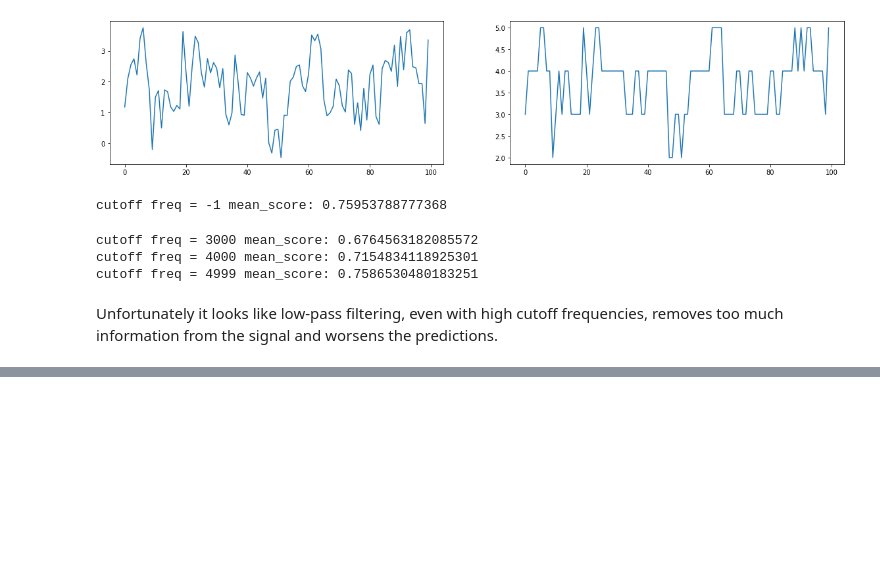
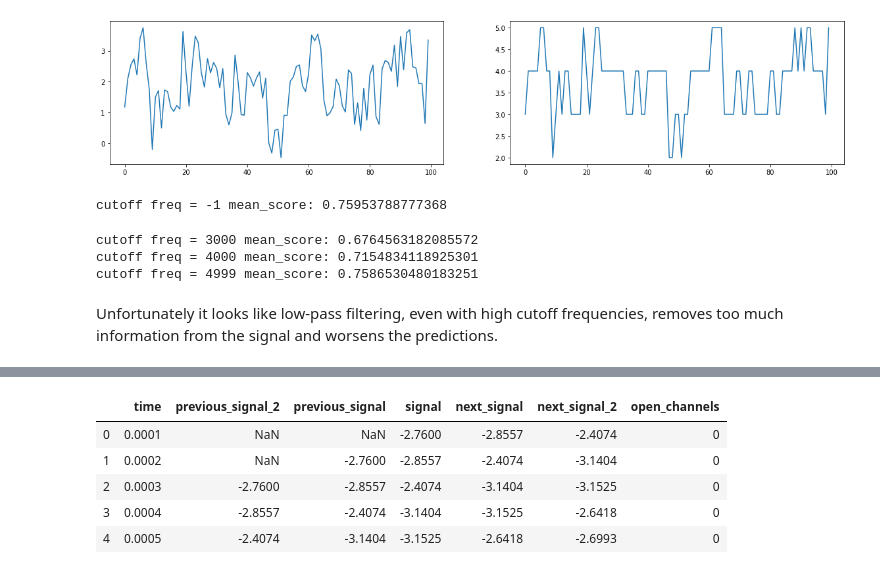
Before and after one commit to Quarint/liverpool-ion-switching, a Jupyter notebook: scripts/KNN Classifier.ipynb, the cells around one changed output, grey strips where cells are left out. Cells and saved outputs as stored; diff of their text form; code cells hidden in the pictures; blank space fills up the shorter version.

```diff
--- a/scripts/KNN Classifier.ipynb
+++ b/scripts/KNN Classifier.ipynb
@@ -132,0 +146,5 @@ Unfortunately it looks like low-pass filtering, even with high cutoff frequencie
+# %%
+all_data['previous_signal'] = np.insert(all_data['signal'].iloc[0:-1].values, 0, np.nan)
+all_data['next_signal'] = np.append(all_data['signal'].iloc[1:].values, np.nan)
+# %%
+all_data = all_data[['time', 'previous_signal', 'signal', 'next_signal', 'open_channels']]
@@ -132,0 +226,6 @@ Unfortunately it looks like low-pass filtering, even with high cutoff frequencie
+# %%
+two_nans = np.empty(2)
+two_nans[:] = np.nan
+all_data['previous_signal_2'] = np.insert(all_data['signal'].iloc[0:-2].values, 0, two_nans)
+all_data['next_signal_2'] = np.append(all_data['signal'].iloc[2:].values, two_nans)
+all_data = all_data[['time', 'previous_signal_2', 'previous_signal', 'signal', 'next_signal', 'next_signal_2', 'open_channels']]
@@ -132,0 +243,9 @@ Unfortunately it looks like low-pass filtering, even with high cutoff frequencie
+# %%
+all_data.head()
+# %% [output]
+|  | time | previous_signal_2 | previous_signal | signal | next_signal | next_signal_2 | open_channels |
+| 0 | 0.0001 | NaN | NaN | -2.7600 | -2.8557 | -2.4074 | 0 |
+| 1 | 0.0002 | NaN | -2.7600 | -2.8557 | -2.4074 | -3.1404 | 0 |
+| 2 | 0.0003 | -2.7600 | -2.8557 | -2.4074 | -3.1404 | -3.1525 | 0 |
+| 3 | 0.0004 | -2.8557 | -2.4074 | -3.1404 | -3.1525 | -2.6418 | 0 |
+| 4 | 0.0005 | -2.4074 | -3.1404 | -3.1525 | -2.6418 | -2.6993 | 0 |
```
Also changed, not shown: parts of 28 cells of this notebook, 2 other files.
